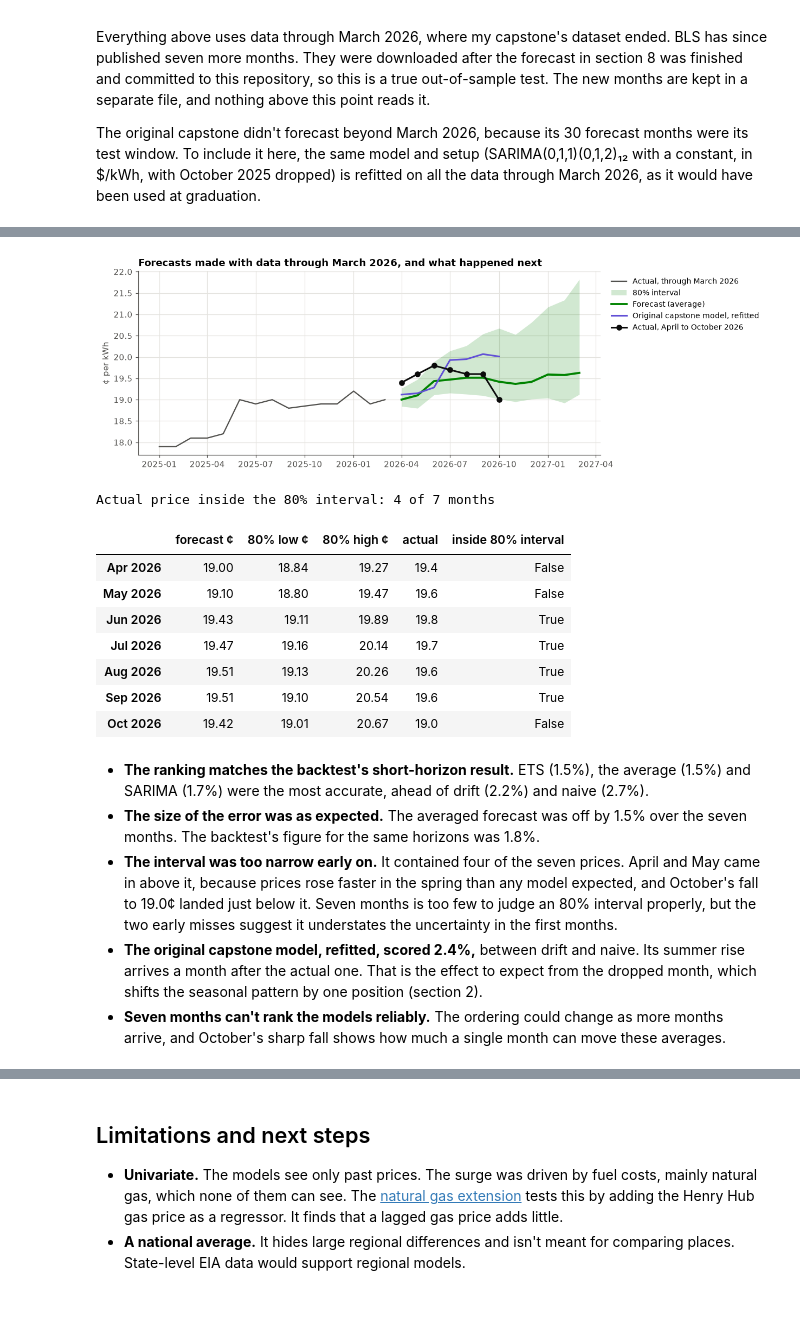
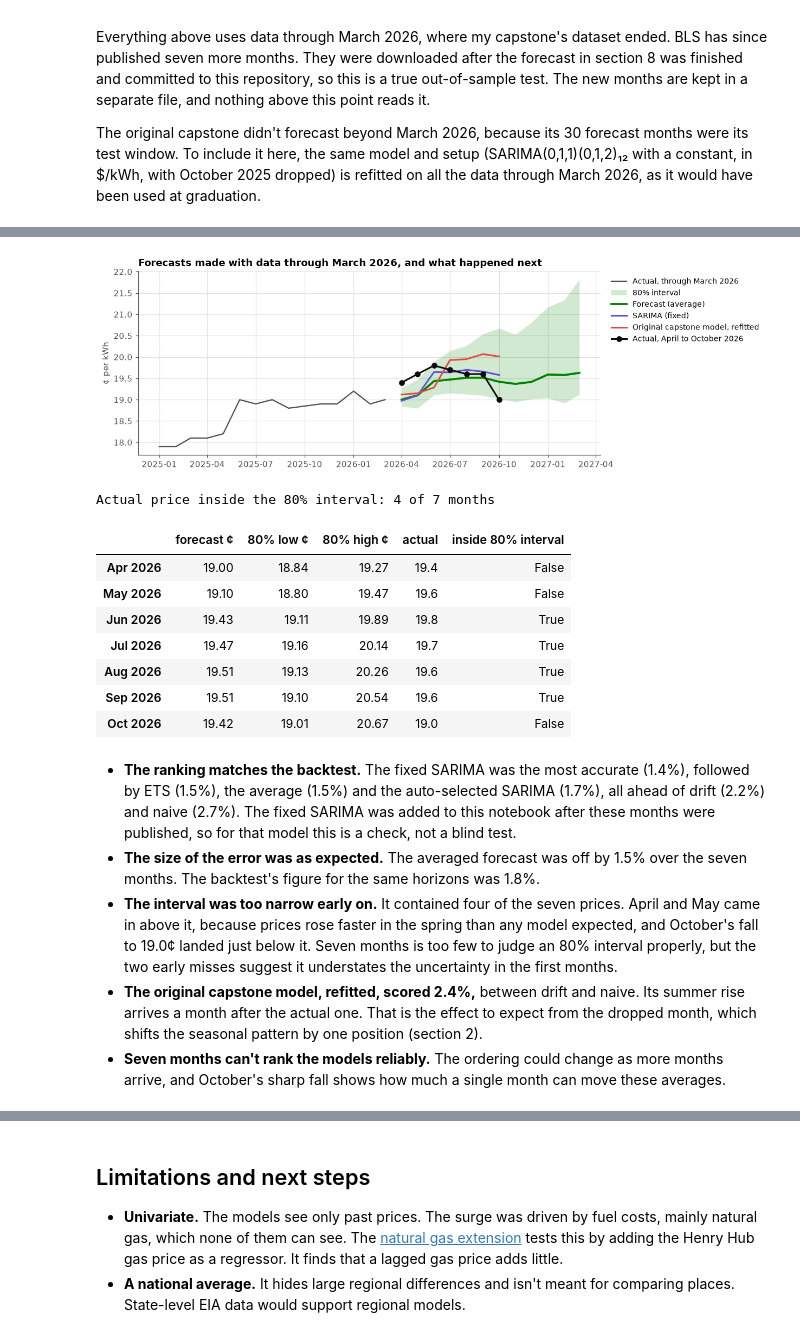
Before and after one commit to morinmro/msda-portfolio, a Jupyter notebook: ai-assisted/electricity-price-forecast/electricity_price_forecast.ipynb, the cells around one changed output, grey strips where cells are left out. Drawn from its saved outputs; the diff is of its cells as text; code cells hidden in the pictures; blank space fills up the shorter version.

```diff
--- a/ai-assisted/electricity-price-forecast/electricity_price_forecast.ipynb
+++ b/ai-assisted/electricity-price-forecast/electricity_price_forecast.ipynb
@@ -250,7 +260,7 @@ print(f"{bt['origin'].nunique()} origins × {bt['model'].nunique()} models × up
 # %% [markdown]
 ## 6. Results
 # %%
-order = ["Average (drift, ETS, SARIMA)", "Drift", "ETS", "SARIMA", "Naive", "Seasonal naive"]
+order = ["SARIMA (fixed)", "Average (drift, ETS, SARIMA)", "Drift", "ETS", "SARIMA (auto-selected)", "Naive", "Seasonal naive"]
 summary = pd.DataFrame({
     "MAPE %, 1–12 mo": bt.groupby("model")["ape"].mean(),
     "MAE ¢, 1–12 mo": bt.groupby("model")["abs_err"].mean(),
@@ -275,7 +286,7 @@ by_h = bt.groupby(["model", "h"])["ape"].mean().unstack("model")
 
 fig, ax = plt.subplots(figsize=(10, 4.5))
 for name in order:
-    lw = 3 if name.startswith("Average") else 2
+    lw = 3 if name == "SARIMA (fixed)" else 2
     ax.plot(by_h.index, by_h[name], color=COLORS[name], lw=lw, marker="o", ms=4, label=name)
 ax.set(title="Forecast error grows with horizon", xlabel="Months ahead", ylabel="MAPE, %",
        xticks=range(1, 13), ylim=(0, None))
@@ -311,6 +324,6 @@ The pattern is clearer for ETS than for SARIMA. One to three months ahead, ETS w
 # %%
 per_origin = bt.groupby(["origin", "model"])["ape"].mean().unstack("model")
-show = ["Drift", "SARIMA", "Average (drift, ETS, SARIMA)"]
+show = ["Drift", "SARIMA (auto-selected)", "SARIMA (fixed)"]
 
 fig, ax = plt.subplots(figsize=(10, 4))
 ax.axvspan(pd.Timestamp("2020-06-01"), pd.Timestamp("2022-06-01"), color=GRID, alpha=0.6, lw=0)
@@ -383,7 +397,8 @@ avg_bt = bt[bt["model"] == "Average (drift, ETS, SARIMA)"].assign(ratio=lambda d
 q = avg_bt.groupby("h")["ratio"].quantile([0.1, 0.9]).unstack()
 
 outlook = pd.DataFrame({"forecast ¢": final, "80% low ¢": final * q[0.1].values,
-                        "80% high ¢": final * q[0.9].values}, index=idx)
+                        "80% high ¢": final * q[0.9].values,
+                        "SARIMA (fixed) ¢": final_all["SARIMA (fixed)"]}, index=idx)
 
 fig, ax = plt.subplots(figsize=(10, 4))
 recent = price["2021-01":]
@@ -454,26 +470,27 @@ Backtest MAPE of the average over months 1–7, for comparison: 1.8%
 | Naive | 2.69 | 0.53 |
 | Seasonal naive | 4.27 | 0.84 |
 # %%
-check = outlook.iloc[:n_new].assign(actual=actual_new.values)
+check = outlook.iloc[:n_new].drop(columns="SARIMA (fixed) ¢").assign(actual=actual_new.values)
 check["inside 80% interval"] = check["actual"].between(check["80% low ¢"], check["80% high ¢"])
-VIOLET = "#6250d6"
+RED = "#e34948"
 
 fig, ax = plt.subplots(figsize=(10, 4))
 ax.plot(price["2025-01":], color=INK_2, lw=1.5, label="Actual, through March 2026")
 ax.fill_between(idx, outlook["80% low ¢"], outlook["80% high ¢"], color=COLORS["Average (drift, ETS, SARIMA)"],
                 alpha=0.18, lw=0, label="80% interval")
 ax.plot(idx, outlook["forecast ¢"], color=COLORS["Average (drift, ETS, SARIMA)"], lw=2.5, label="Forecast (average)")
-ax.plot(actual_new.index, held_out["Original capstone model, refitted"], color=VIOLET, lw=2,
+ax.plot(actual_new.index, held_out["SARIMA (fixed)"], color=COLORS["SARIMA (fixed)"], lw=2, label="SARIMA (fixed)")
+ax.plot(actual_new.index, held_out["Original capstone model, refitted"], color=RED, lw=2,
         label="Original capstone model, refitted")
 ax.plot(actual_new, color=INK, lw=2, marker="o", ms=6, label="Actual, April to October 2026")
 ax.set(title="Forecasts made with data through March 2026, and what happened next", ylabel="¢ per kWh")
 ax.legend(loc="upper left", bbox_to_anchor=(1.01, 1), fontsize=9)
 plt.show()
 
 print(f"Actual price inside the 80% interval: {check['inside 80% interval'].sum()} of {n_new} months")
 check.set_axis(check.index.strftime("%b %Y"))
 # %% [output]
-[figure, old version]
+[figure, new version]
 Actual price inside the 80% interval: 4 of 7 months
 |  | forecast ¢ | 80% low ¢ | 80% high ¢ | actual | inside 80% interval |
 | Apr 2026 | 19.00 | 18.84 | 19.27 | 19.4 | False |
@@ -484,7 +501,7 @@ Actual price inside the 80% interval: 4 of 7 months
 | Sep 2026 | 19.51 | 19.10 | 20.54 | 19.6 | True |
 | Oct 2026 | 19.42 | 19.01 | 20.67 | 19.0 | False |
 # %% [markdown]
-- **The ranking matches the backtest's short-horizon result.** ETS (1.5%), the average (1.5%) and SARIMA (1.7%) were the most accurate, ahead of drift (2.2%) and naive (2.7%).
+- **The ranking matches the backtest.** The fixed SARIMA was the most accurate (1.4%), followed by ETS (1.5%), the average (1.5%) and the auto-selected SARIMA (1.7%), all ahead of drift (2.2%) and naive (2.7%). The fixed SARIMA was added to this notebook after these months were published, so for that model this is a check, not a blind test.
 - **The size of the error was as expected.** The averaged forecast was off by 1.5% over the seven months. The backtest's figure for the same horizons was 1.8%.
 - **The interval was too narrow early on.** It contained four of the seven prices. April and May came in above it, because prices rose faster in the spring than any model expected, and October's fall to 19.0¢ landed just below it. Seven months is too few to judge an 80% interval properly, but the two early misses suggest it understates the uncertainty in the first months.
 - **The original capstone model, refitted, scored 2.4%,** between drift and naive. Its summer rise arrives a month after the actual one. That is the effect to expect from the dropped month, which shifts the seasonal pattern by one position (section 2).
```
Also changed, not shown: parts of 19 cells of this notebook, 4 other files.
